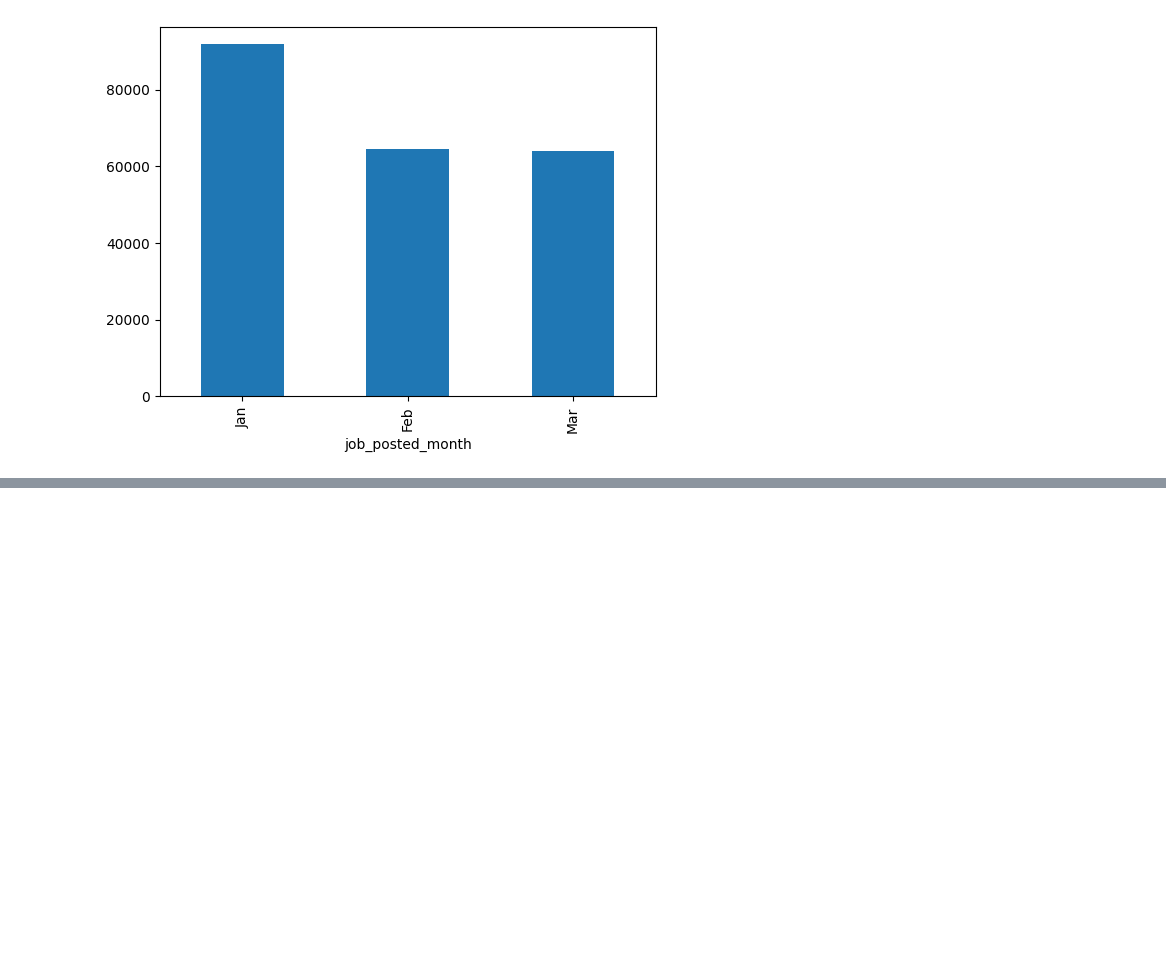
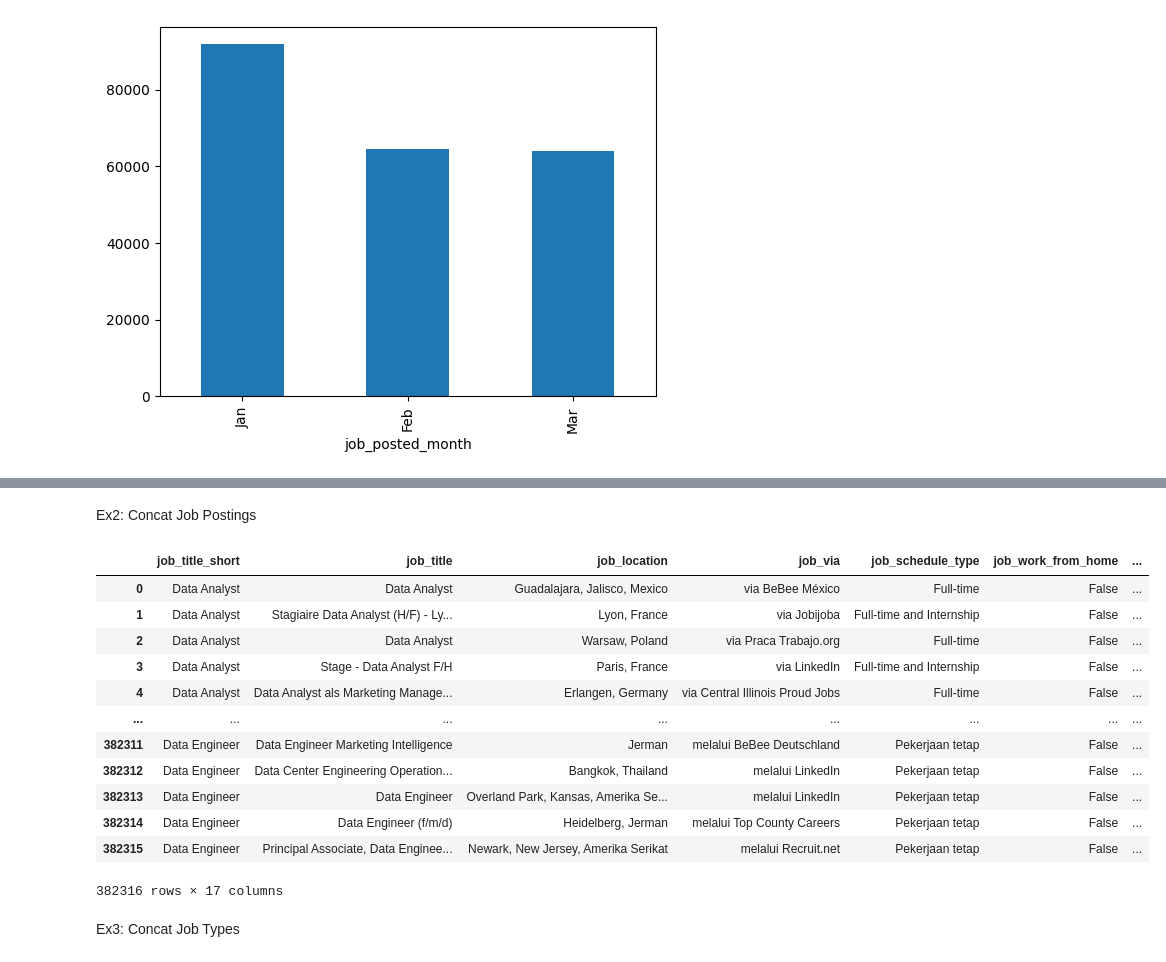
Before and after one commit to TannerPham/Python-For-Data-Analytics_Capstone-Project, a Jupyter notebook: 03. Pandas Advanced/03.08. PandasConcatDF.ipynb, the cells around one changed output, grey strips where cells are left out. Saved outputs shown, nothing was run; the diff lists cells and outputs as text; code cells hidden in the pictures; blank space fills up the shorter version.

```diff
--- a/03. Pandas Advanced/03.08. PandasConcatDF.ipynb
+++ b/03. Pandas Advanced/03.08. PandasConcatDF.ipynb
@@ -147,0 +178,28 @@ df_q1['job_posted_month'].value_counts().plot(kind='bar')
+# %% [markdown]
+Ex2: Concat Job Postings
+# %%
+df2 = df.copy()
+
+job_titles = df['job_title_short'].unique()
+
+dict_job_titles = {job: df2[df2['job_title_short']== job] for job in job_titles}
+
+job_list = [dict_job_titles['Data Analyst'],dict_job_titles['Data Engineer']]
+
+pd.concat(job_list,ignore_index=True)
+# %% [output]
+|  | job_title_short | job_title | job_location | job_via | job_schedule_type | job_work_from_home | ... |
+| 0 | Data Analyst | Data Analyst | Guadalajara, Jalisco, Mexico | via BeBee México | Full-time | False | ... |
+| 1 | Data Analyst | Stagiaire Data Analyst (H/F) - Ly... | Lyon, France | via Jobijoba | Full-time and Internship | False | ... |
+| 2 | Data Analyst | Data Analyst | Warsaw, Poland | via Praca Trabajo.org | Full-time | False | ... |
+| 3 | Data Analyst | Stage - Data Analyst F/H | Paris, France | via LinkedIn | Full-time and Internship | False | ... |
+| 4 | Data Analyst | Data Analyst als Marketing Manage... | Erlangen, Germany | via Central Illinois Proud Jobs | Full-time | False | ... |
+| ... | ... | ... | ... | ... | ... | ... | ... |
+| 382311 | Data Engineer | Data Engineer Marketing Intelligence | Jerman | melalui BeBee Deutschland | Pekerjaan tetap | False | ... |
+| 382312 | Data Engineer | Data Center Engineering Operation... | Bangkok, Thailand | melalui LinkedIn | Pekerjaan tetap | False | ... |
+| 382313 | Data Engineer | Data Engineer | Overland Park, Kansas, Amerika Se... | melalui LinkedIn | Pekerjaan tetap | False | ... |
+| 382314 | Data Engineer | Data Engineer (f/m/d) | Heidelberg, Jerman | melalui Top County Careers | Pekerjaan tetap | False | ... |
+| 382315 | Data Engineer | Principal Associate, Data Enginee... | Newark, New Jersey, Amerika Serikat | melalui Recruit.net | Pekerjaan tetap | False | ... |
+382316 rows × 17 columns
+# %% [markdown]
+Ex3: Concat Job Types
```
Also changed, not shown: parts of 4 cells of this notebook, 11 other files.
